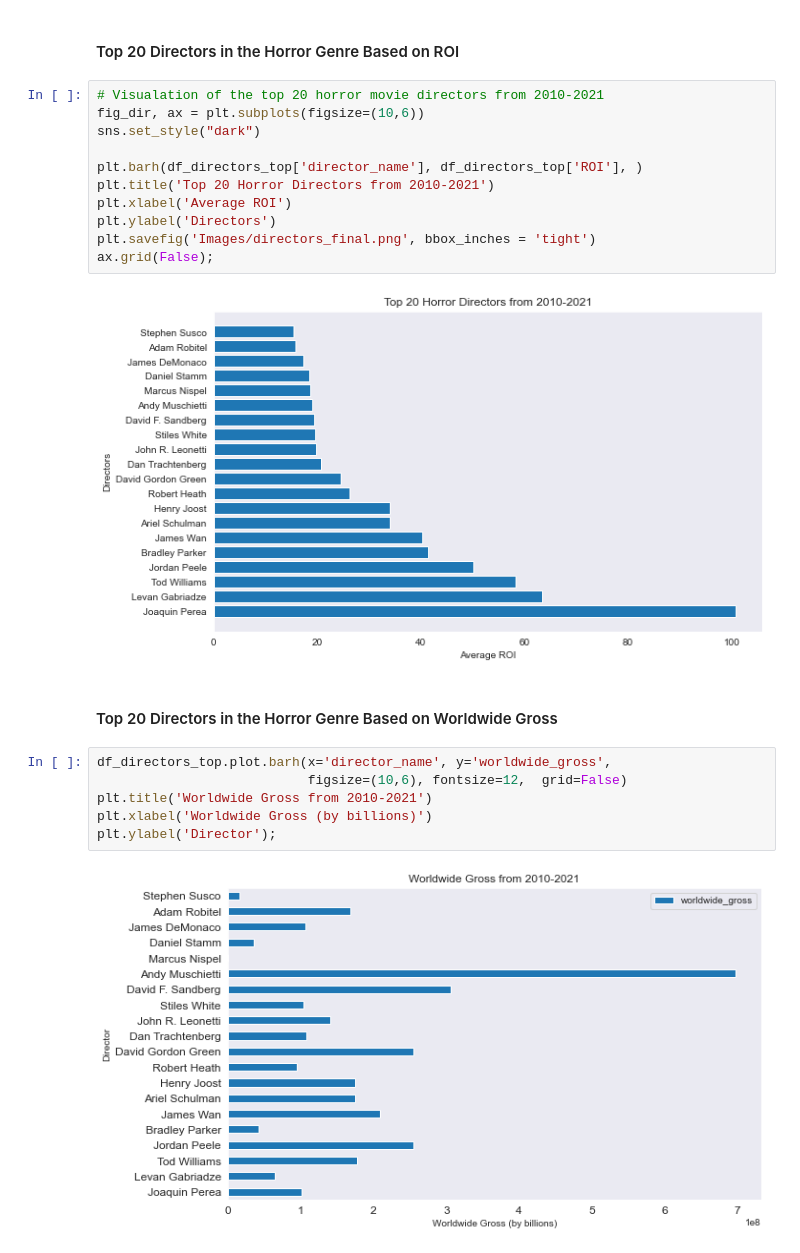
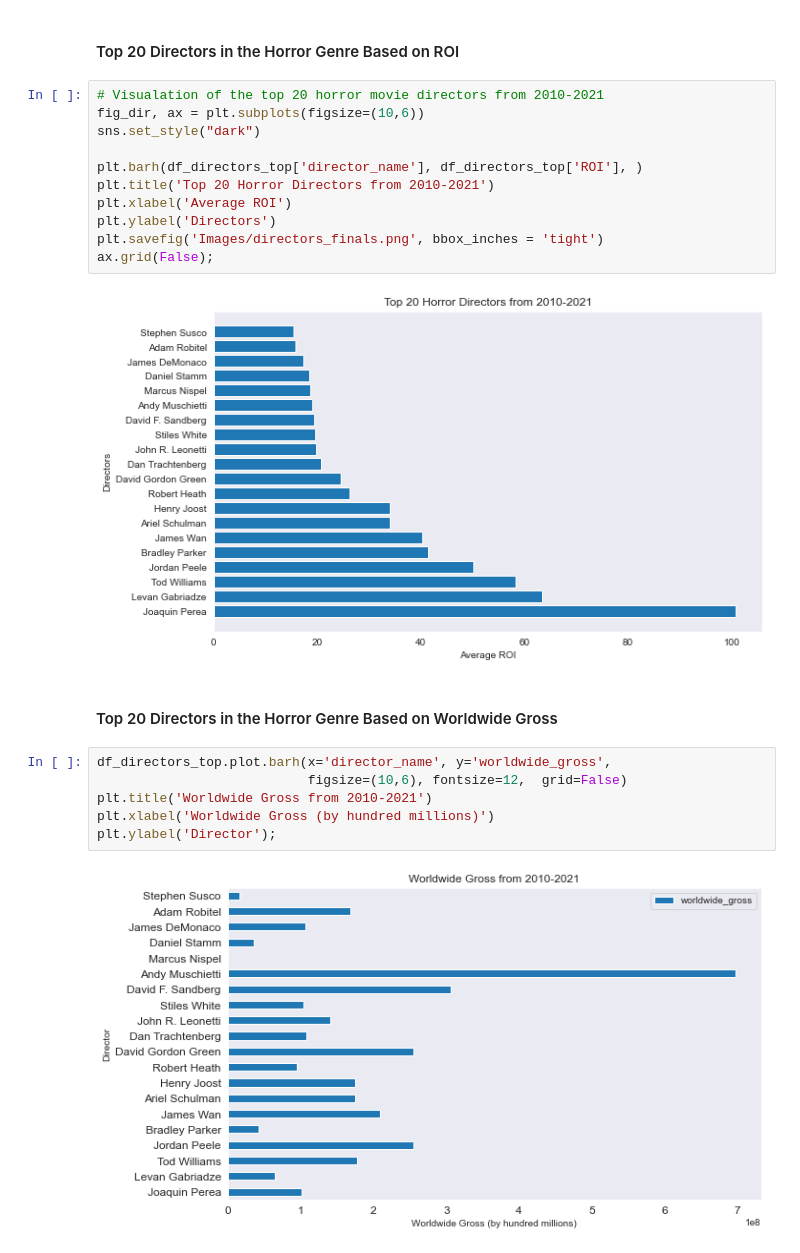
Before and after one commit to ZenBurrito/Phase-1Project, a Jupyter notebook: Movie-Studio-Project.ipynb, the cells around one changed output. Cells and saved outputs as stored; diff of their text form.

```diff
--- a/Movie-Studio-Project.ipynb
+++ b/Movie-Studio-Project.ipynb
@@ -683,7 +689,7 @@ plt.barh(df_directors_top['director_name'], df_directors_top['ROI'], )
 plt.title('Top 20 Horror Directors from 2010-2021')
 plt.xlabel('Average ROI')
 plt.ylabel('Directors')
-plt.savefig('Images/directors_final.png', bbox_inches = 'tight')
+plt.savefig('Images/directors_finals.png', bbox_inches = 'tight')
 ax.grid(False);
 # %% [output]
 [figure]
@@ -692,11 +698,11 @@ ax.grid(False);
 # %%
 df_directors_top.plot.barh(x='director_name', y='worldwide_gross',
                            figsize=(10,6), fontsize=12,  grid=False)
 plt.title('Worldwide Gross from 2010-2021')
-plt.xlabel('Worldwide Gross (by billions)')
+plt.xlabel('Worldwide Gross (by hundred millions)')
 plt.ylabel('Director');
 # %% [output]
-[figure, old version]
+[figure, new version]
 # %% [markdown]
 ## 7. Conclusions and Next Steps
 
```
Also changed, not shown: parts of 17 cells of this notebook, 1 other file.
